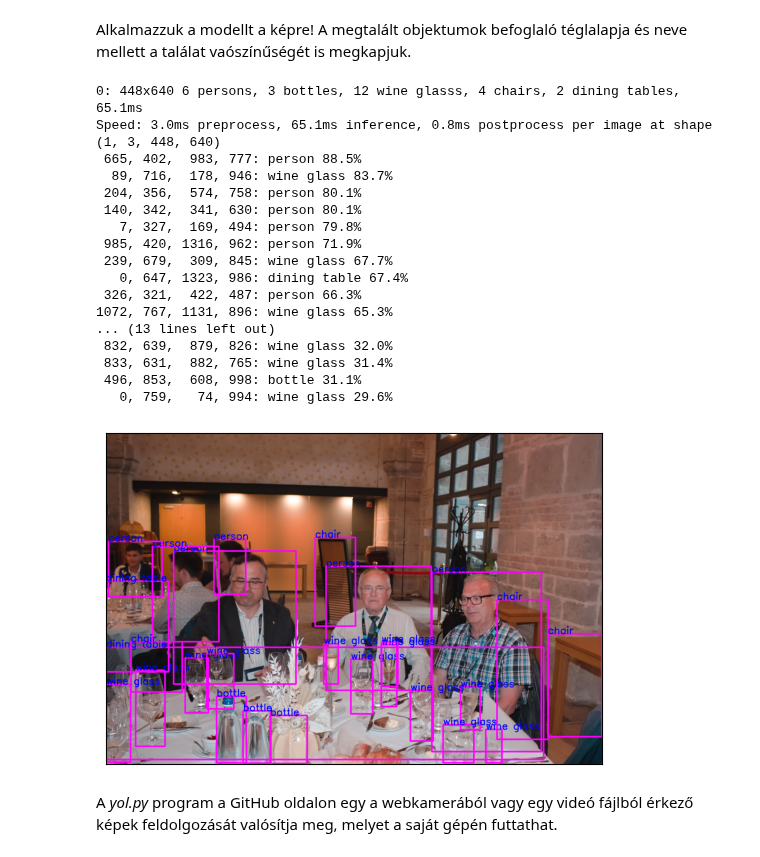
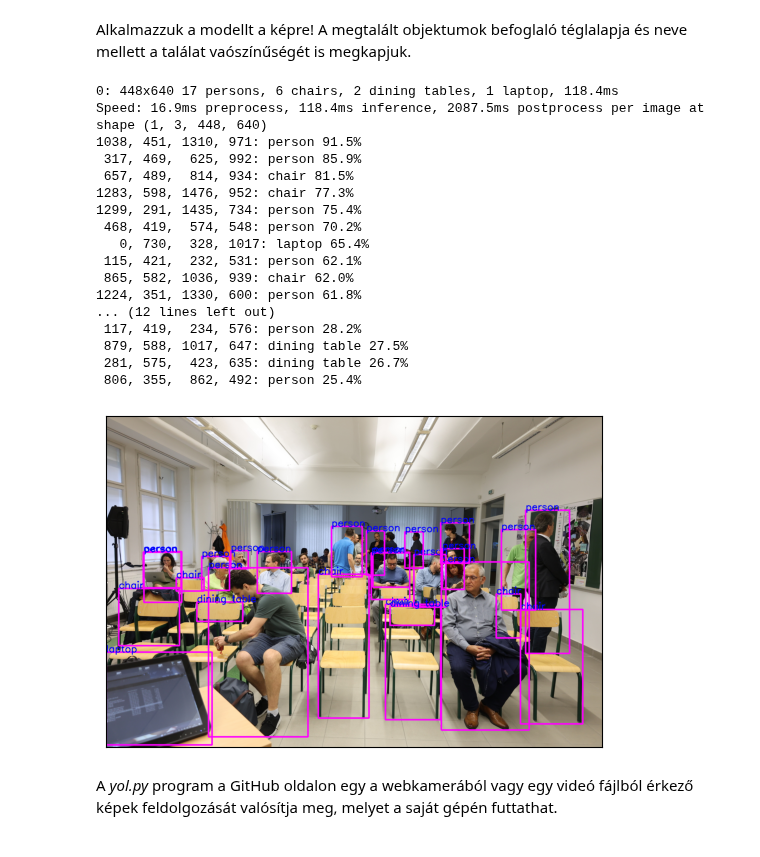
Before and after one commit to OSGeoLabBp/tutorials, a Jupyter notebook: hungarian/machine_learning/lessons/yolo_cv2.ipynb, the cells around one changed output. Drawn from its saved outputs; the diff is of its cells as text; code cells hidden in the pictures.

Commit message:
Image changed for object detection

```diff
--- a/hungarian/machine_learning/lessons/yolo_cv2.ipynb
+++ b/hungarian/machine_learning/lessons/yolo_cv2.ipynb
@@ -41,36 +42,36 @@ Töltsünk le egy képet!
 # %% [markdown]
 Alkalmazzuk a modellt a képre! A megtalált objektumok befoglaló téglalapja és neve mellett a találat vaószínűségét is megkapjuk.
 # %%
-img = cv2.imread('IMG_7802.JPG')
+img = cv2.imread('BY0A3586.JPG')
 for r in model.predict(img):
     for box in r.boxes:
         x1, y1, x2, y2 = box.xyxy[0]        # bounding box
         print(f"{int(x1):4d}, {int(y1):3d}, {int(x2):4d}, {int(y2):3d}: {classNames[int(box.cls[0])]} {box.conf[0]:.1%}")
         cv2.rectangle(img, (int(x1), int(y1)), (int(x2), int(y2)), (255, 0, 255), 3)
         cv2.putText(img, classNames[int(box.cls[0])], (int(x1), int(y1)),
                     cv2.FONT_HERSHEY_SIMPLEX, 1, (255, 0, 0), 2)
 plt.imshow(cv2.cvtColor(img, cv2.COLOR_BGR2RGB))
 ax = plt.gca()
 ax.get_xaxis().set_visible(False)
 ax.get_yaxis().set_visible(False)
 # %% [output]
-0: 448x640 6 persons, 3 bottles, 12 wine glasss, 4 chairs, 2 dining tables, 65.1ms
-Speed: 3.0ms preprocess, 65.1ms inference, 0.8ms postprocess per image at shape (1, 3, 448, 640)
- 665, 402,  983, 777: person 88.5%
-  89, 716,  178, 946: wine glass 83.7%
- 204, 356,  574, 758: person 80.1%
- 140, 342,  341, 630: person 80.1%
-   7, 327,  169, 494: person 79.8%
- 985, 420, 1316, 962: person 71.9%
- 239, 679,  309, 845: wine glass 67.7%
-   0, 647, 1323, 986: dining table 67.4%
- 326, 321,  422, 487: person 66.3%
-1072, 767, 1131, 896: wine glass 65.3%
-... (13 lines left out)
- 832, 639,  879, 826: wine glass 32.0%
- 833, 631,  882, 765: wine glass 31.4%
- 496, 853,  608, 998: bottle 31.1%
-   0, 759,   74, 994: wine glass 29.6%
+0: 448x640 17 persons, 6 chairs, 2 dining tables, 1 laptop, 118.4ms
+Speed: 16.9ms preprocess, 118.4ms inference, 2087.5ms postprocess per image at shape (1, 3, 448, 640)
+1038, 451, 1310, 971: person 91.5%
+ 317, 469,  625, 992: person 85.9%
+ 657, 489,  814, 934: chair 81.5%
+1283, 598, 1476, 952: chair 77.3%
+1299, 291, 1435, 734: person 75.4%
+ 468, 419,  574, 548: person 70.2%
+   0, 730,  328, 1017: laptop 65.4%
+ 115, 421,  232, 531: person 62.1%
+ 865, 582, 1036, 939: chair 62.0%
+1224, 351, 1330, 600: person 61.8%
+... (12 lines left out)
+ 117, 419,  234, 576: person 28.2%
+ 879, 588, 1017, 647: dining table 27.5%
+ 281, 575,  423, 635: dining table 26.7%
+ 806, 355,  862, 492: person 25.4%
-[figure, old version]
+[figure, new version]
 # %% [markdown]
 A *yol.py* program a GitHub oldalon egy a webkamerából vagy egy videó fájlból érkező képek feldolgozását valósítja meg, melyet a saját gépén futtathat.
```
Also changed, not shown: parts of 2 cells of this notebook.
